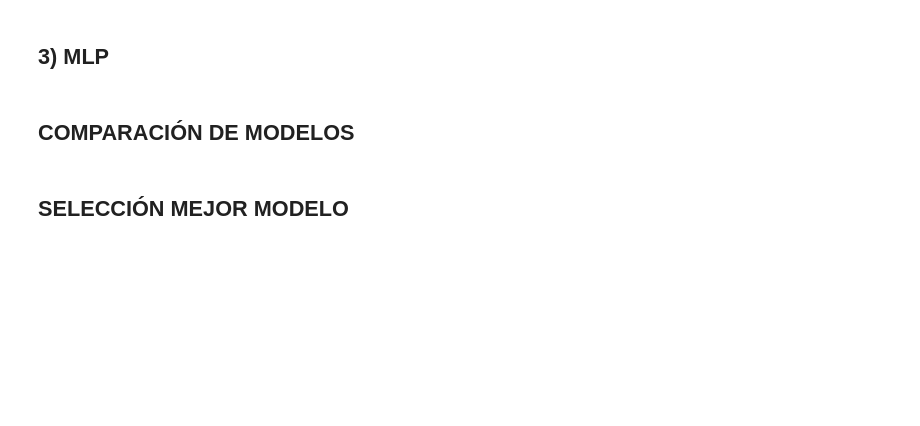
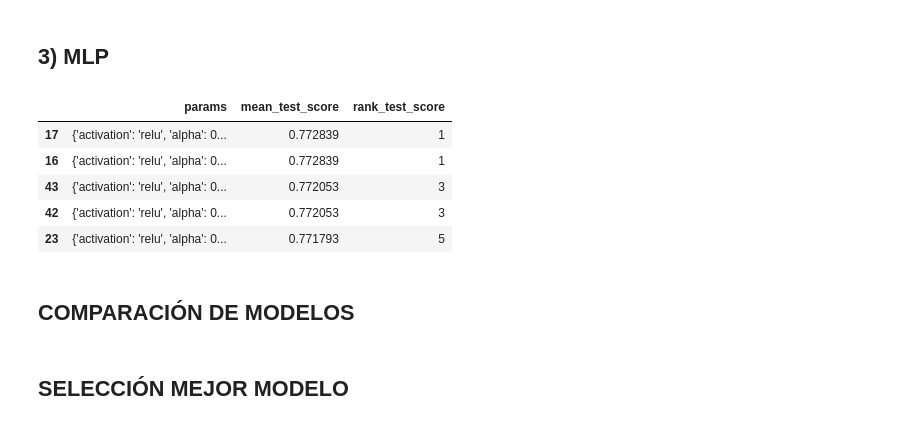
Before and after one commit to Monto-bot/APA-Practica, a Jupyter notebook: Modeling.ipynb, the cells around one changed output. Cells and saved outputs as stored; diff of their text form; code cells hidden in the pictures; blank space fills up the shorter version.

```diff
--- a/Modeling.ipynb
+++ b/Modeling.ipynb
@@ -296,19 +324,26 @@ var_imp.sort_values(by = 'importance').plot.barh(figsize = (10, 10), legend = Fa
 # %%
 hidden_layer_sizes = [(32,), (64,), (128,), (256,), (512,),
                       (64, 32), (128, 64), (256, 128), (512, 256),
                       (128, 64, 32), (256, 128, 64), (512, 256, 128)]
 param = {
     'hidden_layer_sizes': hidden_layer_sizes,
     'activation': ['relu', 'tanh', 'logistic'],
     'solver': ['adam'],
     'alpha': [0.0001, 0.001],
     'learning_rate': ['constant', 'adaptive'],
     'early_stopping': [True]
 }
 mlp =  MLPClassifier(random_state = 42, max_iter = 2000);
-gmlp =  BayesSearchCV(mlp, param, cv = cv, n_jobs = -1, refit = True, n_iter=50);
-gmlp.fit(X_train, Y_train);
+gmlp =  GridSearchCV(mlp, param, cv = cv, n_jobs = -1, refit = True);
+gmlp.fit(X_train, Y_train['koi_disposition'].map({'CONFIRMED':0, 'CANDIDATE':1, 'FALSE POSITIVE':2}));
 show_html(pd.DataFrame(gmlp.cv_results_).loc[:,['params', 'mean_test_score','rank_test_score']].sort_values(by = 'rank_test_score').head().to_html());
+# %% [output]
+|  | params | mean_test_score | rank_test_score |
+| 17 | {'activation': 'relu', 'alpha': 0... | 0.772839 | 1 |
+| 16 | {'activation': 'relu', 'alpha': 0... | 0.772839 | 1 |
+| 43 | {'activation': 'relu', 'alpha': 0... | 0.772053 | 3 |
+| 42 | {'activation': 'relu', 'alpha': 0... | 0.772053 | 3 |
+| 23 | {'activation': 'relu', 'alpha': 0... | 0.771793 | 5 |
 # %%
 print(classification_report(Y_test, gmlp.predict(X_test), target_names = [str(x) for x in Y_test['koi_disposition'].unique()]))
 results_df = save_results(gmlp, X_test, Y_test, 'MLP', results_df)
```
Also changed, not shown: parts of 6 cells of this notebook.
